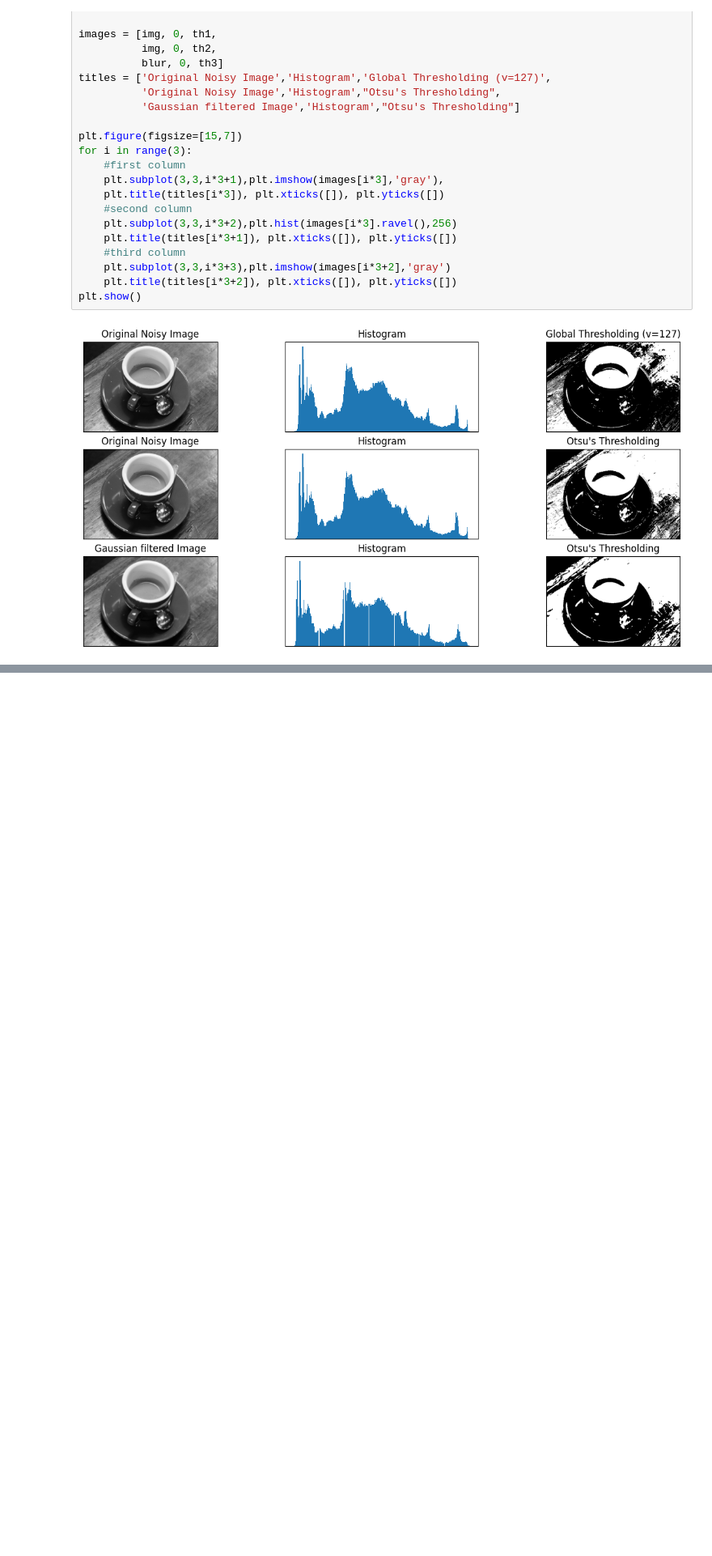
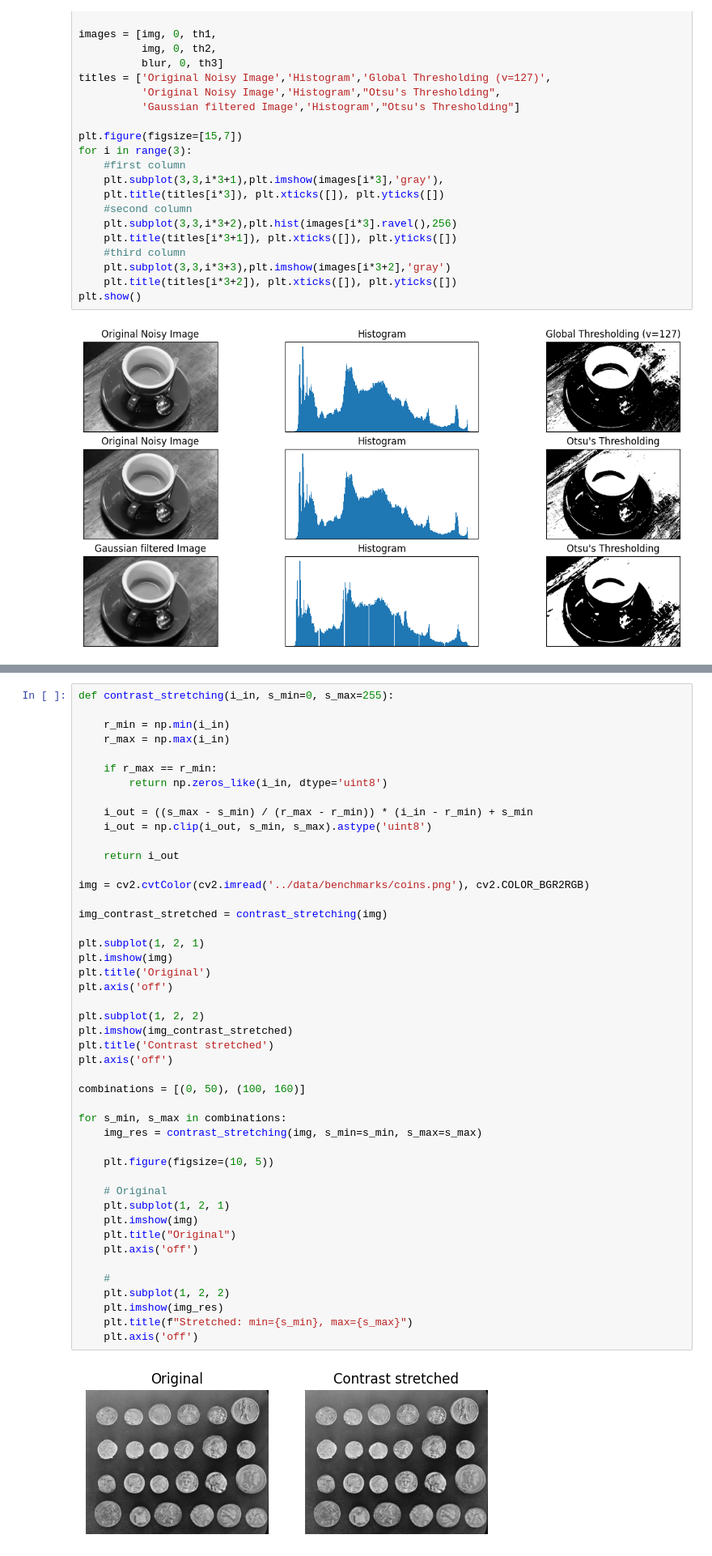
Before and after one commit to ayzrixsiev/Deep-Image-Processing-Lab, a Jupyter notebook: CAU | Week 4/Lab-1.ipynb, the cells around one changed output, grey strips where cells are left out. Shown at 81% size. Cells and saved outputs as stored; diff of their text form; blank space fills up the shorter version.

```diff
--- a/CAU | Week 4/Lab-1.ipynb
+++ b/CAU | Week 4/Lab-1.ipynb
@@ -168,0 +193,48 @@ plt.show()
+# %%
+def contrast_stretching(i_in, s_min=0, s_max=255):
+
+    r_min = np.min(i_in)
+    r_max = np.max(i_in)
+
+    if r_max == r_min:
+        return np.zeros_like(i_in, dtype='uint8')
+
+    i_out = ((s_max - s_min) / (r_max - r_min)) * (i_in - r_min) + s_min
+    i_out = np.clip(i_out, s_min, s_max).astype('uint8')
+
+    return i_out
+
+img = cv2.cvtColor(cv2.imread('../data/benchmarks/coins.png'), cv2.COLOR_BGR2RGB)
+
+img_contrast_stretched = contrast_stretching(img)
+
+plt.subplot(1, 2, 1)
+plt.imshow(img)
+plt.title('Original')
+plt.axis('off')
+
+plt.subplot(1, 2, 2)
+plt.imshow(img_contrast_stretched)
+plt.title('Contrast stretched')
+plt.axis('off')
+
+combinations = [(0, 50), (100, 160)]
+
+for s_min, s_max in combinations:
+    img_res = contrast_stretching(img, s_min=s_min, s_max=s_max)
+
+    plt.figure(figsize=(10, 5))
+
+    # Original
+    plt.subplot(1, 2, 1)
+    plt.imshow(img)
+    plt.title("Original")
+    plt.axis('off')
+
+    #
+    plt.subplot(1, 2, 2)
+    plt.imshow(img_res)
+    plt.title(f"Stretched: min={s_min}, max={s_max}")
+    plt.axis('off')
+# %% [output]
+[figure, added]
```
Also changed, not shown: parts of 2 cells of this notebook, 1 other file.
